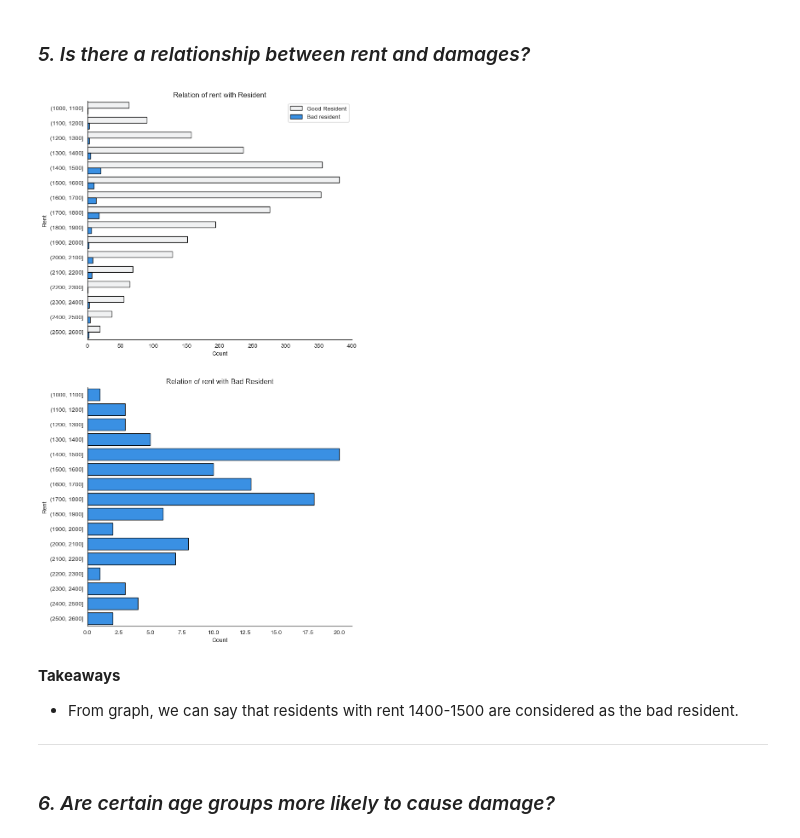
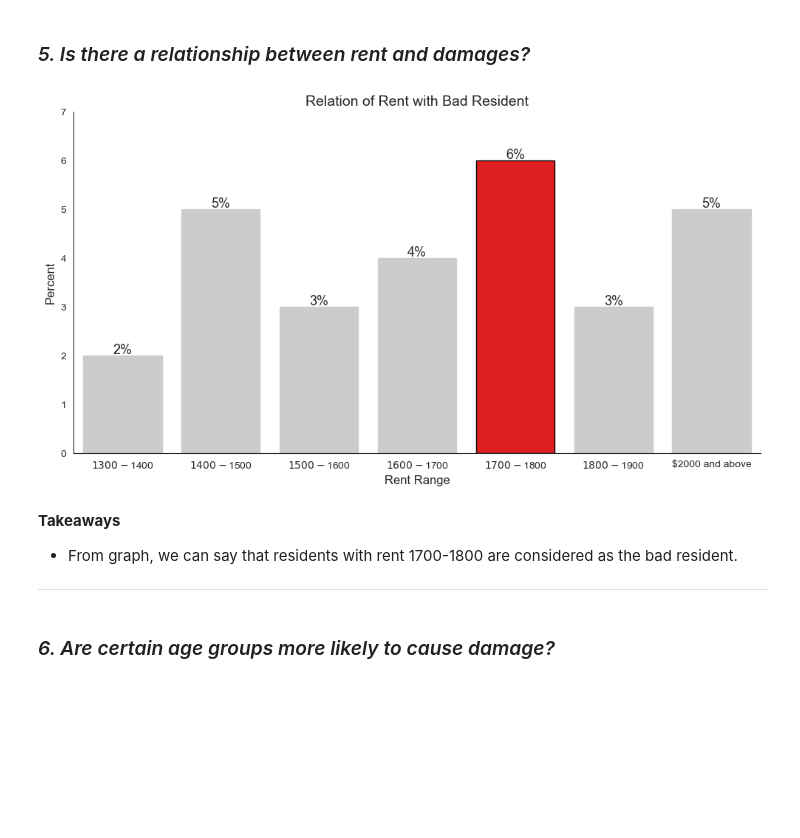
Before and after one commit to Project-DANE/DANE, a Jupyter notebook: final_notebook.ipynb, the cells around one changed output. Drawn from its saved outputs; the diff is of its cells as text; code cells hidden in the pictures; blank space fills up the shorter version.

```diff
--- a/final_notebook.ipynb
+++ b/final_notebook.ipynb
@@ -266,13 +266,13 @@ ____
 # %% [markdown]
 ### *5. Is there a relationship between rent and damages?*
 # %%
-e.viz_rent(train, 'rent')
+e.viz_rent(train)
 # %% [output]
-[figure, old version]
+[figure, new version]
 # %% [markdown]
 **Takeaways**
 
-- From graph, we can say that residents with rent 1400-1500 are considered as the bad resident.
+- From graph, we can say that residents with rent 1700-1800 are considered as the bad resident.
 
 ____
 # %% [markdown]
```
Also changed, not shown: parts of 7 cells of this notebook.
